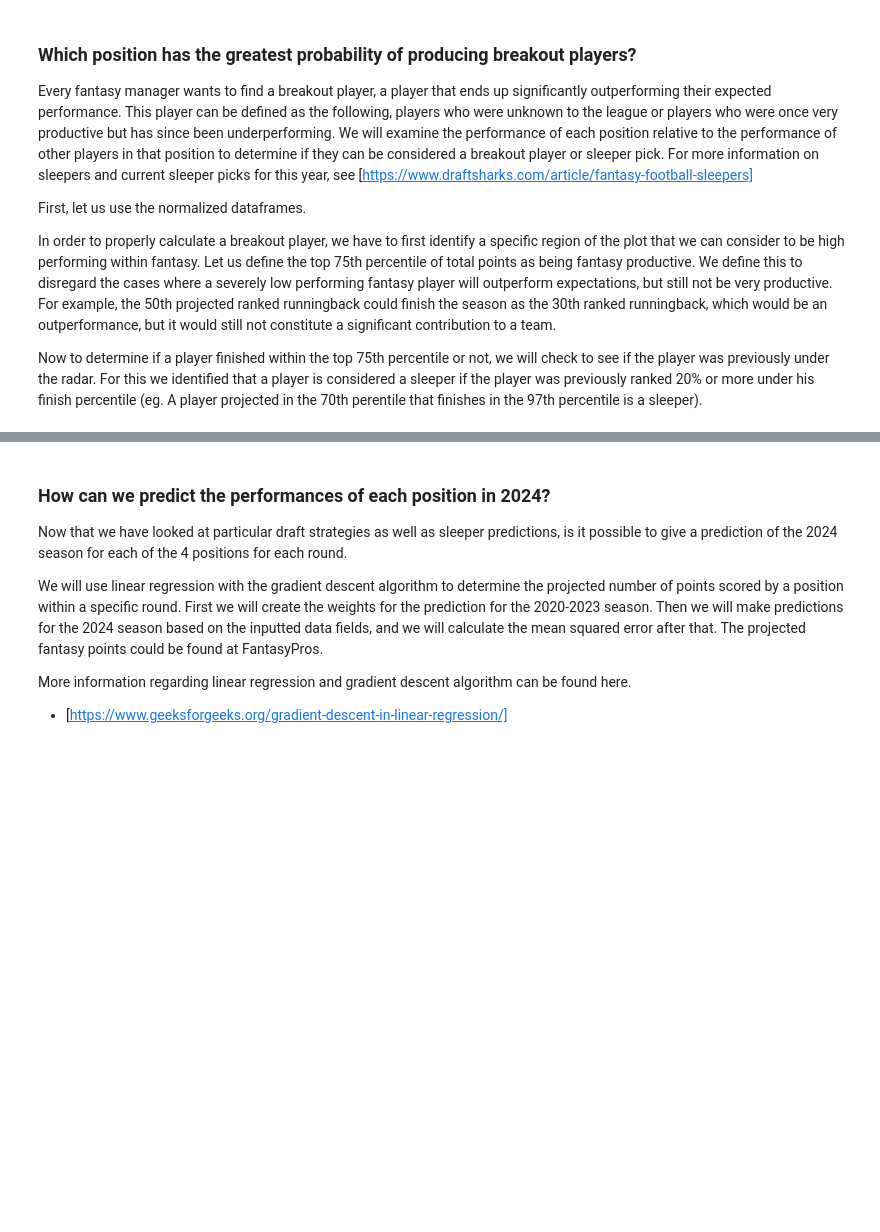
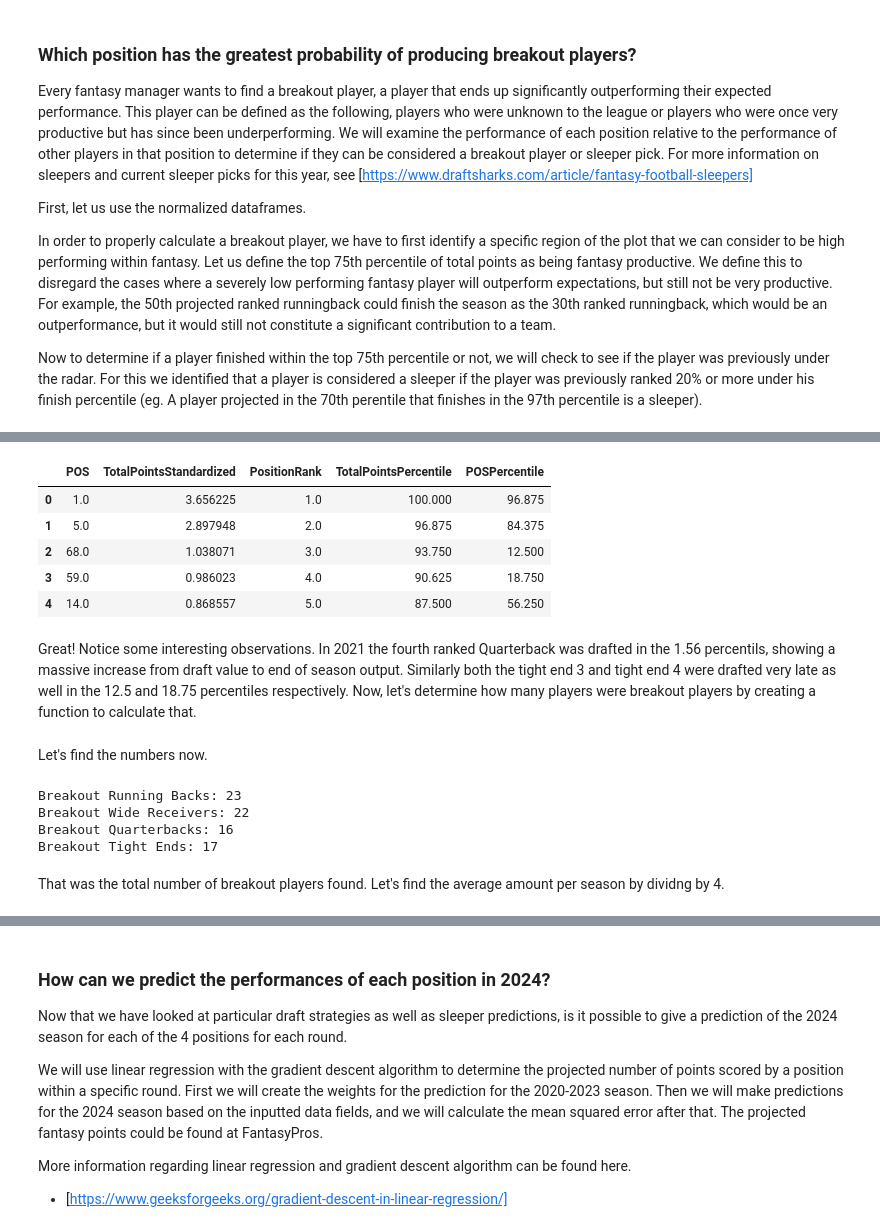
Before and after one commit to fdeegbe/FantasyFootballAnalysis, a Jupyter notebook: FantasyFootballAnalysis.ipynb, the cells around one changed output, grey strips where cells are left out. Cells and saved outputs as stored; diff of their text form; code cells hidden in the pictures; blank space fills up the shorter version.

```diff
--- a/FantasyFootballAnalysis.ipynb
+++ b/FantasyFootballAnalysis.ipynb
@@ -677,0 +815,12 @@ Now to determine if a player finished within the top 75th percentile or not, we
+# %%
+# Display top 5 TE performances based on standardized points in the 2020 season.
+te_projected_and_season_percentiles[0].head()
+# %% [output]
+|  | POS | TotalPointsStandardized | PositionRank | TotalPointsPercentile | POSPercentile |
+| 0 | 1.0 | 3.656225 | 1.0 | 100.000 | 96.875 |
+| 1 | 5.0 | 2.897948 | 2.0 | 96.875 | 84.375 |
+| 2 | 68.0 | 1.038071 | 3.0 | 93.750 | 12.500 |
+| 3 | 59.0 | 0.986023 | 4.0 | 90.625 | 18.750 |
+| 4 | 14.0 | 0.868557 | 5.0 | 87.500 | 56.250 |
+# %% [markdown]
+Great! Notice some interesting observations. In 2021 the fourth ranked Quarterback was drafted in the 1.56 percentils, showing a massive increase from draft value to end of season output. Similarly both the tight end 3 and tight end 4 were drafted very late as well in the 12.5 and 18.75 percentiles respectively. Now, let's determine how many players were breakout players by creating a function to calculate that.
@@ -677,0 +837,20 @@ Now to determine if a player finished within the top 75th percentile or not, we
+# %% [markdown]
+Let's find the numbers now.
+# %%
+breakout_players_rb = calculate_breakout_number(rb_projected_and_season_percentiles, 0)
+breakout_players_wr = calculate_breakout_number(wr_projected_and_season_percentiles, 0)
+breakout_players_qb = calculate_breakout_number(qb_projected_and_season_percentiles, 0)
+breakout_players_te = calculate_breakout_number(te_projected_and_season_percentiles, 0)
+
+# Print the results
+print(f"Breakout Running Backs: {breakout_players_rb}")
+print(f"Breakout Wide Receivers: {breakout_players_wr}")
+print(f"Breakout Quarterbacks: {breakout_players_qb}")
+print(f"Breakout Tight Ends: {breakout_players_te}")
+# %% [output]
+Breakout Running Backs: 23
+Breakout Wide Receivers: 22
+Breakout Quarterbacks: 16
+Breakout Tight Ends: 17
+# %% [markdown]
+That was the total number of breakout players found. Let's find the average amount per season by dividng by 4.
```
Also changed, not shown: parts of 19 cells of this notebook.
